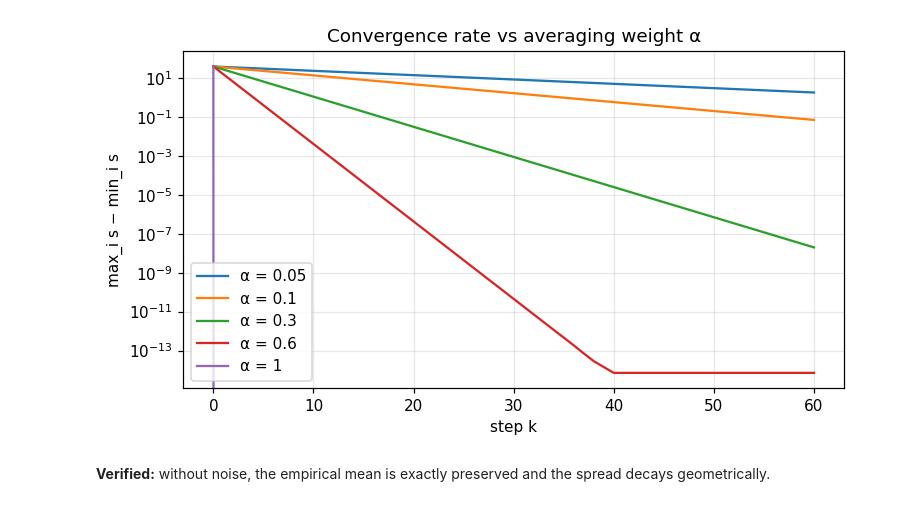
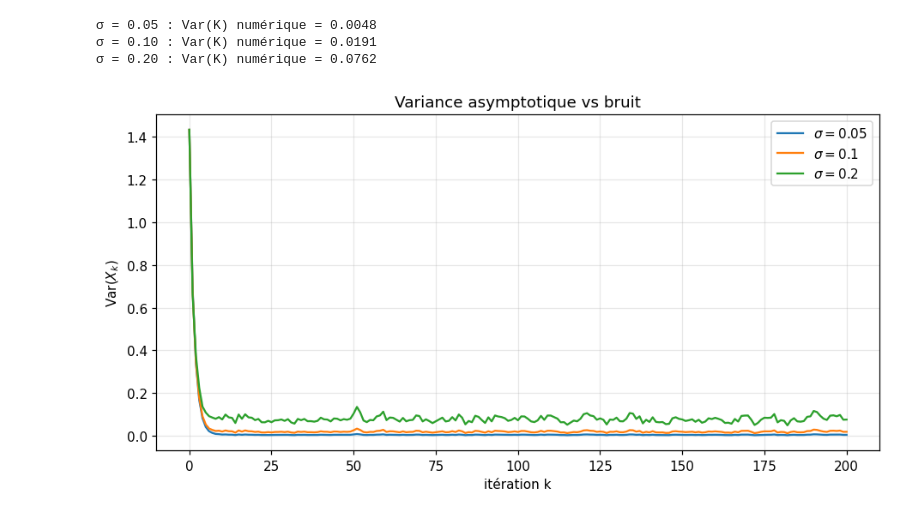
Before and after one commit to ThotDjehuty/optimiz-rs, a Jupyter notebook: examples/notebooks/15_agent_based.ipynb, the cells around one changed output. Drawn from its saved outputs; the diff is of its cells as text; code cells hidden in the pictures.

```diff
--- a/examples/notebooks/15_agent_based.ipynb
+++ b/examples/notebooks/15_agent_based.ipynb
@@ -4,5 +6,7 @@
 import numpy as np
 import matplotlib.pyplot as plt
 from optimizr import _core as opt
-plt.rcParams['figure.figsize'] = (7, 4)
+plt.rcParams['figure.figsize'] = (8.5, 4.5)
 plt.rcParams['figure.dpi'] = 110
+plt.rcParams['axes.grid'] = True
+plt.rcParams['grid.alpha'] = 0.3
@@ -35,14 +82,21 @@ fig.tight_layout(); plt.show()
 # %%
+N, alpha, n_steps = 80, 0.3, 200
+rng = np.random.default_rng(11)
+x0 = rng.uniform(-2, 2, N).tolist()
+
 fig, ax = plt.subplots()
-for alpha in [0.05, 0.1, 0.3, 0.6, 1.0]:
-    r = opt.consensus_dynamics(init, alpha=alpha, noise_sigma=0.0, n_steps=60, seed=0)
-    S = np.array(r['states_flat']).reshape(r['n_steps'], r['n_agents'])
-    spread = S.max(axis=1) - S.min(axis=1)
-    ax.semilogy(spread, label=f'α = {alpha:g}')
-ax.set_xlabel('step k'); ax.set_ylabel('max_i s − min_i s')
-ax.set_title('Convergence rate vs averaging weight α'); ax.legend(); ax.grid(alpha=0.3)
+for sigma in [0.05, 0.1, 0.2]:
+    r = opt.consensus_dynamics(x0, alpha, sigma, n_steps, seed=42)
+    states = np.array(r['states_flat']).reshape(n_steps + 1, N)
+    var = states.var(axis=1)
+    ax.plot(var, label=fr'$\sigma = {sigma}$')
+    print(f"σ = {sigma:.2f} : Var(K) numérique = {var[-1]:.4f}")
+ax.set_xlabel('itération k'); ax.set_ylabel(r'Var($X_k$)')
+ax.set_title("Variance asymptotique vs bruit")
+ax.legend()
 fig.tight_layout(); plt.show()
 # %% [output]
+σ = 0.05 : Var(K) numérique = 0.0048
+σ = 0.10 : Var(K) numérique = 0.0191
+σ = 0.20 : Var(K) numérique = 0.0762
-[figure, old version]
+[figure, new version]
-# %% [markdown]
-**Verified:** without noise, the empirical mean is exactly preserved and the spread decays geometrically.
```
Also changed, not shown: parts of 11 cells of this notebook, 17 other files.
